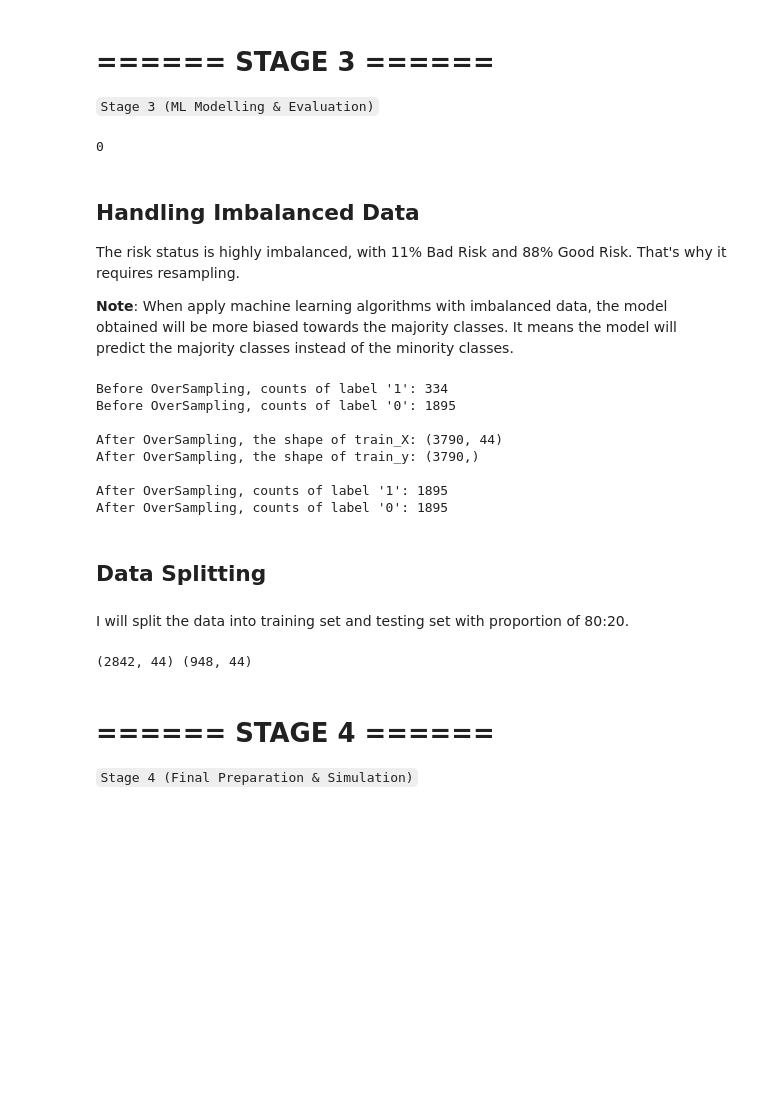
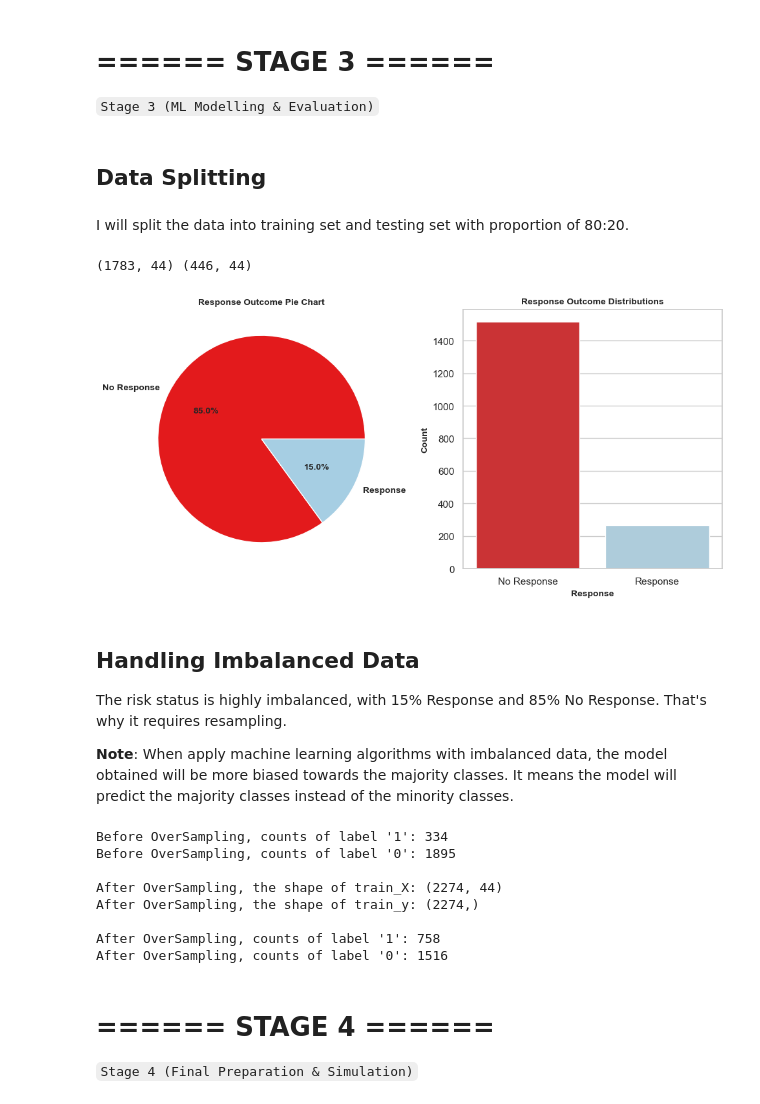
Before and after one commit to nurimammasri/Marketing-Campaign-Model-Prediction-by-Datalicious, a Jupyter notebook: [Data Prep] Response Prediction Classification Marketing Campaign.ipynb, the cells around one changed output. Saved outputs shown, nothing was run; the diff lists cells and outputs as text; code cells hidden in the pictures; blank space fills up the shorter version.

Commit message:
Data Preprocessing [Feature Transformation, Normalization, and Imbalance]

```diff
--- a/[Data Prep] Response Prediction Classification Marketing Campaign.ipynb
+++ b/[Data Prep] Response Prediction Classification Marketing Campaign.ipynb
@@ -1296,18 +1296,49 @@ df.head()
 # %% [markdown]
 # **====== STAGE 3 ======**
 `Stage 3 (ML Modelling & Evaluation)`
+# %% [markdown]
+## **Data Splitting**
+# %% [markdown]
+I will split the data into training set and testing set with proportion of 80:20.
 # %%
 # define X and y
 X = df.drop(['Response'], axis=1) #features
 y = df['Response'] #target
-# %%
-df['Response'].isna().sum()
-# %% [output]
-0
+# %%
+from sklearn.model_selection import train_test_split
+
+# splitting tha data
+X_train, X_test, y_train, y_test = train_test_split(X, y, test_size=.20, stratify= y, random_state=1)
+print(X_train.shape, X_test.shape)
+# %% [output]
+(1783, 44) (446, 44)
+# %%
+fig = plt.figure(figsize = (10, 5))
+colors=["#e31a1c", "#a6cee3"]
+
+plt.subplot(121)
+plt.pie(y_train.value_counts(),
+        labels = ['No Response', 'Response'],
+        autopct = '%.1f%%',
+        radius = 1,
+        colors=colors,
+        textprops={'fontsize': 10, 'fontweight': 'bold'})
+plt.title('Response Outcome Pie Chart', fontsize = 10, fontweight = 'bold')
+
+plt.subplot(122)
+resp = y_train.apply(lambda x: "No Response" if x == 0 else "Response")
+t = sns.countplot(x=resp, palette=colors)
+t.set_xlabel('Response', fontweight = 'bold', fontsize = 10)
+t.set_ylabel('Count', fontweight = 'bold', fontsize = 10)
+
+plt.title('Response Outcome Distributions', fontsize = 10, fontweight = 'bold')
+plt.tight_layout()
+# %% [output]
+[figure, added]
 # %% [markdown]
 ## **Handling Imbalanced Data**
 
-The risk status is highly imbalanced, with 11% Bad Risk and 88% Good Risk. That's why it requires resampling.
+The risk status is highly imbalanced, with 15% Response and 85% No Response. That's why it requires resampling.
 
 **Note**: When apply machine learning algorithms with imbalanced data, the model obtained will be more biased towards the majority classes. It means the model will predict the majority classes instead of the minority classes.
 # %%
@@ -1316,8 +1347,8 @@ print("Before OverSampling, counts of label '0': {} \n".format(sum(y == 0))) # n
 
 # import SMOTE module from imblearn library
 from imblearn.over_sampling import SMOTE
-sm = SMOTE(random_state = 2)
-X_balanced_res, y_balanced_res = sm.fit_resample(X, y.ravel())
+sm = SMOTE(sampling_strategy=0.5, random_state = 2)
+X_balanced_res, y_balanced_res = sm.fit_resample(X_train,y_train)
 
 print('After OverSampling, the shape of train_X: {}'.format(X_balanced_res.shape))
 print('After OverSampling, the shape of train_y: {} \n'.format(y_balanced_res.shape))
@@ -1331,23 +1362,11 @@ y = y_balanced_res
 Before OverSampling, counts of label '1': 334
 Before OverSampling, counts of label '0': 1895
 
-After OverSampling, the shape of train_X: (3790, 44)
-After OverSampling, the shape of train_y: (3790,)
+After OverSampling, the shape of train_X: (2274, 44)
+After OverSampling, the shape of train_y: (2274,)
 
-After OverSampling, counts of label '1': 1895
-After OverSampling, counts of label '0': 1895
+After OverSampling, counts of label '1': 758
+After OverSampling, counts of label '0': 1516
-# %% [markdown]
-## **Data Splitting**
-# %% [markdown]
-I will split the data into training set and testing set with proportion of 80:20.
-# %%
-from sklearn.model_selection import train_test_split
-
-# splitting tha data
-X_train, X_test, y_train, y_test = train_test_split(X, y, test_size=.25, stratify= y, random_state=1)
-print(X_train.shape, X_test.shape)
-# %% [output]
-(2842, 44) (948, 44)
 # %% [markdown]
 # **====== STAGE 4 ======**
 `Stage 4 (Final Preparation & Simulation)`
```
Also changed, not shown: parts of 3 cells of this notebook.
